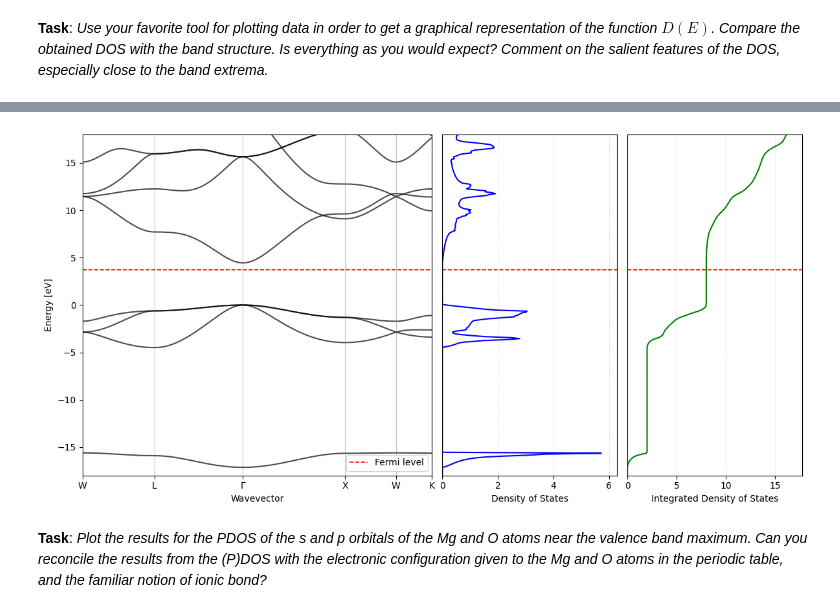
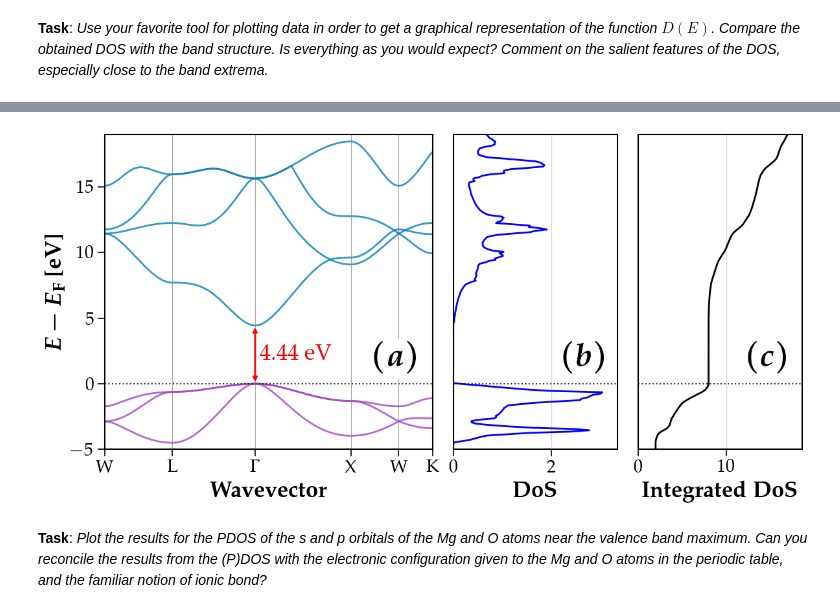
Before and after one commit to sylvainshan/MSE-468-Atomisitc-and-Quantum-Simulations-of-Materials, a Jupyter notebook: lab3/exercise_1/lab3_exercise1.ipynb, the cells around one changed output, grey strips where cells are left out. Drawn from its saved outputs; the diff is of its cells as text; code cells hidden in the pictures.

```diff
--- a/lab3/exercise_1/lab3_exercise1.ipynb
+++ b/lab3/exercise_1/lab3_exercise1.ipynb
@@ -281,60 +270,111 @@ Fermi Energy: 9.06 eV
 fermi_level_plot = fermi_energy - fermi_level_offset
 
 fig, axs = plt.subplots(1, 3, figsize=(12, 6), gridspec_kw={'width_ratios': [2, 1, 1]})
-
+valence_band_index = 3
+conduction_band_index = 4
+conduction_band_color = '#067eba'
+valence_band_color = '#a146c2'
 # --- Plot Band Structure ---
 ax_bands = axs[0]
 for band_idx in range(len(bands)):
     if band_idx < num_bands_to_plot:
-        ax_bands.plot(k, bands[band_idx, :] - fermi_level_offset, linewidth=1.5, color='k', alpha=0.7)
+        ax_bands.plot(k, bands[band_idx, :] - fermi_level_offset,
+                      linewidth=2,
+                      alpha=0.8,
+                      color=valence_band_color if band_idx <= valence_band_index else conduction_band_color)
 
-ax_bands.axhline(y=fermi_level_plot, color='r', linestyle='--', linewidth=1.2, label='Fermi level')
-ax_bands.set_xlabel("Wavevector")
+ax_bands.axhline(y=0, color='k', linestyle=':', linewidth=1.5, label='Fermi level', alpha=0.8)
+
+# After creating the band structure plot in ax_bands
+# Add band gap annotation at the Gamma point
+gamma_label_index = labels.index(r'$\Gamma$')
+k_gamma_coord = k_points[gamma_label_index]
+
+# Find the index in the k array closest to the Gamma coordinate
+idx_gamma = np.argmin(np.abs(k - k_gamma_coord))
+vbm_at_gamma = bands[valence_band_index, idx_gamma]
+cbm_at_gamma = bands[conduction_band_index, idx_gamma]
+gap_at_gamma = cbm_at_gamma - vbm_at_gamma
+
+# Calculate the shifted values for plotting
+vbm_plot = vbm_at_gamma - fermi_level_offset
+cbm_plot = cbm_at_gamma - fermi_level_offset
+
+# Add the annotation arrow
+ax_bands.annotate(
+    '', xy=(k_gamma_coord, cbm_plot), xycoords='data',
+    xytext=(k_gamma_coord, vbm_plot), textcoords='data',
+    arrowprops=dict(arrowstyle='<->', color='red', lw=2)
+)
+
+# Add the text label for the band gap value
+ax_bands.text(
+    k_gamma_coord + 0.05,  # Small offset to the right of Gamma
+    (vbm_plot + cbm_plot) / 2,  # Position text vertically in the middle of the gap
+    f'{gap_at_gamma:.2f} eV',  # Format the gap value
+    color='red',
+    verticalalignment='center',
+    fontsize=25  # Adjusted font size for the combined plot
+)
+
+ax_bands.set_xlabel(r"$\textbf{Wavevector}$", fontsize=25)
 ax_bands.set_xticks(k_points)
 ax_bands.set_xticklabels(labels)
 ax_bands.set_xlim(k_points[0], k_points[-1])
-ax_bands.set_ylabel("Energy [eV]")
-ax_bands.legend()
+ax_bands.set_ylabel(r"$\boldsymbol{E - E_{\rm F}}\textbf{ [eV]}$", fontsize=25)
+# ax_bands.legend()
 
 for k_val in k_points[1:-1]:
-    ax_bands.axvline(x=k_val, linestyle='-', linewidth=0.8, alpha=0.5, color='gray')
+    ax_bands.axvline(x=k_val, linestyle='-', linewidth=0.8, alpha=0.7, color='gray')
 
 
 # --- Plot Density of States ---
 ax_dos = axs[1]
 dos_energy_shifted = energy - fermi_level_offset # 'energy' here is raw DOS energy
-ax_dos.plot(dos, dos_energy_shifted, 'b-', linewidth=1.5, label='Total DOS') # 'dos' here is DOS values
-ax_dos.axhline(y=fermi_level_plot, color='r', linestyle='--', linewidth=1.2)
-ax_dos.set_xlabel("Density of States")
+ax_dos.plot(dos, dos_energy_shifted, 'b-', linewidth=2, label='Total DOS') # 'dos' here is DOS values
+ax_dos.axhline(y=0, color='k', linestyle=':', linewidth=1.5, alpha=0.8)
+ax_dos.set_xlabel(r"$\textbf{DoS}$", fontsize=25)
 ax_dos.set_yticks([])
-ax_dos.grid(axis='x', linestyle='--', linewidth=0.5, alpha=0.5)
+ax_dos.grid()
 
 # --- Plot Integrated Density of States  ---
 ax_int_dos = axs[2]
 # 'int_dos' here is integrated DOS values, 'energy' is raw DOS energy
-ax_int_dos.plot(int_dos, dos_energy_shifted, 'g-', linewidth=1.5, label='Integrated DOS')
-ax_int_dos.axhline(y=fermi_level_plot, color='r', linestyle='--', linewidth=1.2)
-ax_int_dos.set_xlabel("Integrated Density of States")
+ax_int_dos.plot(int_dos, dos_energy_shifted, 'k-', linewidth=2, label='Integrated DOS')
+ax_int_dos.axhline(y=0, color='k', linestyle=':', linewidth=1.5, alpha=0.8)
+ax_int_dos.set_xlabel(r"$\textbf{Integrated DoS}$", fontsize=25)
 ax_int_dos.set_yticks([])
-ax_int_dos.grid(axis='x', linestyle='--', linewidth=0.5, alpha=0.5)
+ax_int_dos.grid()
 
-
-common_ylim = (-18, 18)
+common_ylim = (-5, 19)
 ax_bands.set_ylim(common_ylim)
 ax_dos.set_ylim(common_ylim)
 ax_int_dos.set_ylim(common_ylim)
 
 # Set DOS x-axis limits
 ax_dos.set_xlim(0, np.max(dos[ (dos_energy_shifted > common_ylim[0]) & (dos_energy_shifted < common_ylim[1]) ]) * 1.1 if np.any(dos[ (dos_energy_shifted > common_ylim[0]) & (dos_energy_shifted < common_ylim[1]) ]) else 1)
 
 # Set Integrated DOS x-axis limits
 ax_int_dos.set_xlim(0, np.max(int_dos[ (dos_energy_shifted > common_ylim[0]) & (dos_energy_shifted < common_ylim[1]) ]) * 1.1 if np.any(int_dos[ (dos_energy_shifted > common_ylim[0]) & (dos_energy_shifted < common_ylim[1]) ]) else 10)
 
 
-plt.tight_layout(w_pad=0.5)
+
+# add textboxes for (a), (b), and (c)
+ax_bands.text(0.82, 0.34, r'$\boldsymbol{(a)}$', transform=ax_bands.transAxes, fontsize=35,
+            verticalalignment='top', horizontalalignment='left', bbox=dict(facecolor='white', alpha=1, edgecolor='None'))
+
+ax_dos.text(0.67, 0.34, r'$\boldsymbol{(b)}$', transform=ax_dos.transAxes, fontsize=35,
+            verticalalignment='top', horizontalalignment='left', bbox=dict(facecolor='white', alpha=1, edgecolor='None'))
+
+ax_int_dos.text(0.67, 0.34, r'$\boldsymbol{(c)}$', transform=ax_int_dos.transAxes, fontsize=35,
+            verticalalignment='top', horizontalalignment='left', bbox=dict(facecolor='white', alpha=1, edgecolor='None'))
+plt.tight_layout()
+
+#plt.savefig("Figures/MgO_bands_dos_int-dos.pdf", bbox_inches='tight')
+
 plt.show()
 # %% [output]
-[figure, old version]
+[figure, new version]
 # %% [markdown]
 **Task**: *Plot the results for the PDOS of the s and p orbitals of the Mg and O atoms near the valence band maximum. Can you reconcile the results from the (P)DOS with the electronic configuration given to the Mg and O atoms in the periodic table, and the familiar notion of ionic bond?*
 # %% [markdown]
```
Also changed, not shown: parts of 7 cells of this notebook, 35 other files.
